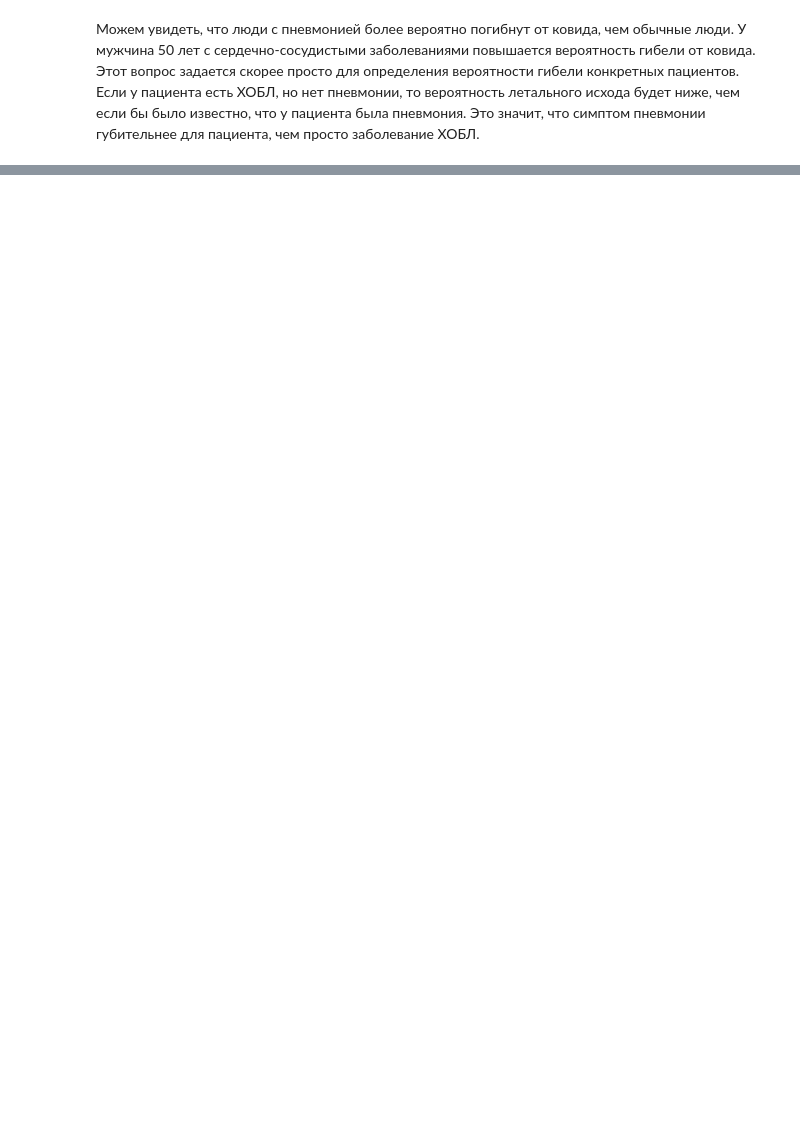
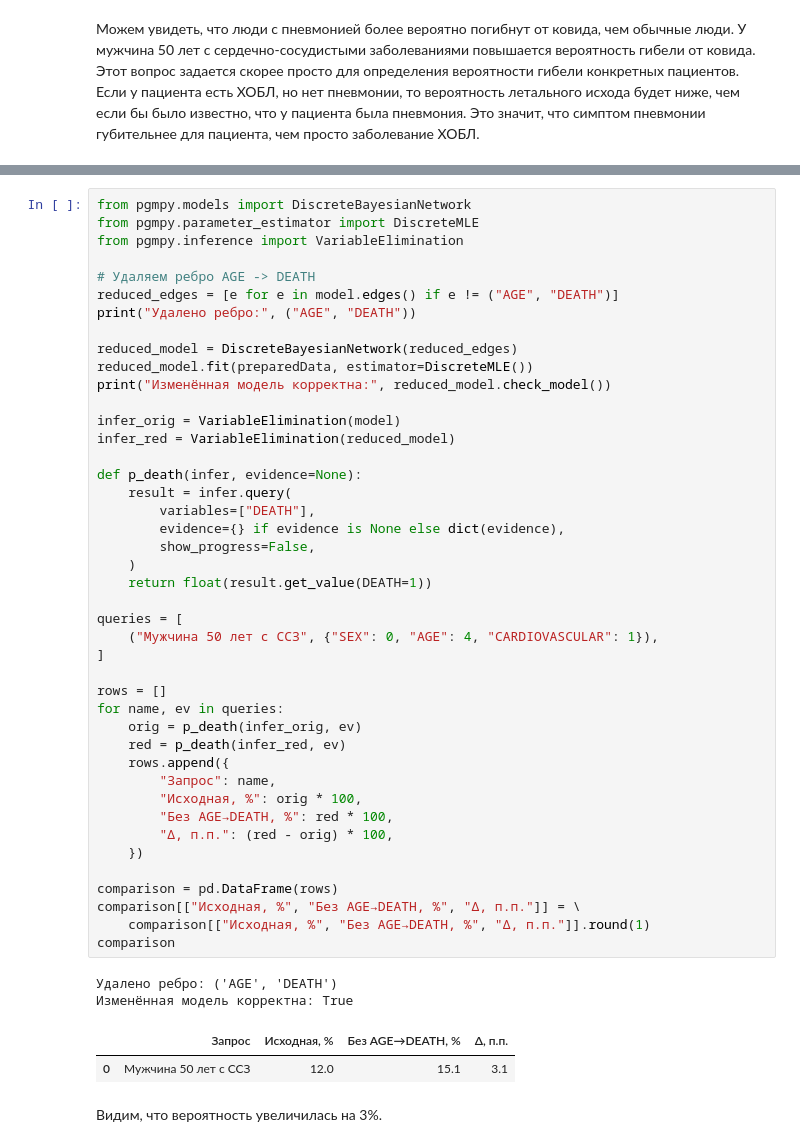
Before and after one commit to Megakret/ml_course_mai, a Jupyter notebook: bayesian/lab4.ipynb, the cells around one changed output, grey strips where cells are left out. Saved outputs shown, nothing was run; the diff lists cells and outputs as text; blank space fills up the shorter version.

```diff
--- a/bayesian/lab4.ipynb
+++ b/bayesian/lab4.ipynb
@@ -447,0 +587,50 @@ comparison
+# %%
+from pgmpy.models import DiscreteBayesianNetwork
+from pgmpy.parameter_estimator import DiscreteMLE
+from pgmpy.inference import VariableElimination
+
+# Удаляем ребро AGE -> DEATH
+reduced_edges = [e for e in model.edges() if e != ("AGE", "DEATH")]
+print("Удалено ребро:", ("AGE", "DEATH"))
+
+reduced_model = DiscreteBayesianNetwork(reduced_edges)
+reduced_model.fit(preparedData, estimator=DiscreteMLE())
+print("Изменённая модель корректна:", reduced_model.check_model())
+
+infer_orig = VariableElimination(model)
+infer_red = VariableElimination(reduced_model)
+
+def p_death(infer, evidence=None):
+    result = infer.query(
+        variables=["DEATH"],
+        evidence={} if evidence is None else dict(evidence),
+        show_progress=False,
+    )
+    return float(result.get_value(DEATH=1))
+
+queries = [
+    ("Мужчина 50 лет с ССЗ", {"SEX": 0, "AGE": 4, "CARDIOVASCULAR": 1}),
+]
+
+rows = []
+for name, ev in queries:
+    orig = p_death(infer_orig, ev)
+    red = p_death(infer_red, ev)
+    rows.append({
+        "Запрос": name,
+        "Исходная, %": orig * 100,
+        "Без AGE→DEATH, %": red * 100,
+        "Δ, п.п.": (red - orig) * 100,
+    })
+
+comparison = pd.DataFrame(rows)
+comparison[["Исходная, %", "Без AGE→DEATH, %", "Δ, п.п."]] = \
+    comparison[["Исходная, %", "Без AGE→DEATH, %", "Δ, п.п."]].round(1)
+comparison
+# %% [output]
+Удалено ребро: ('AGE', 'DEATH')
+Изменённая модель корректна: True
+|  | Запрос | Исходная, % | Без AGE→DEATH, % | Δ, п.п. |
+| 0 | Мужчина 50 лет с ССЗ | 12.0 | 15.1 | 3.1 |
+# %% [markdown]
+Видим, что вероятность увеличилась на 3%.
```
Also changed, not shown: parts of 11 cells of this notebook, 1 other file.
